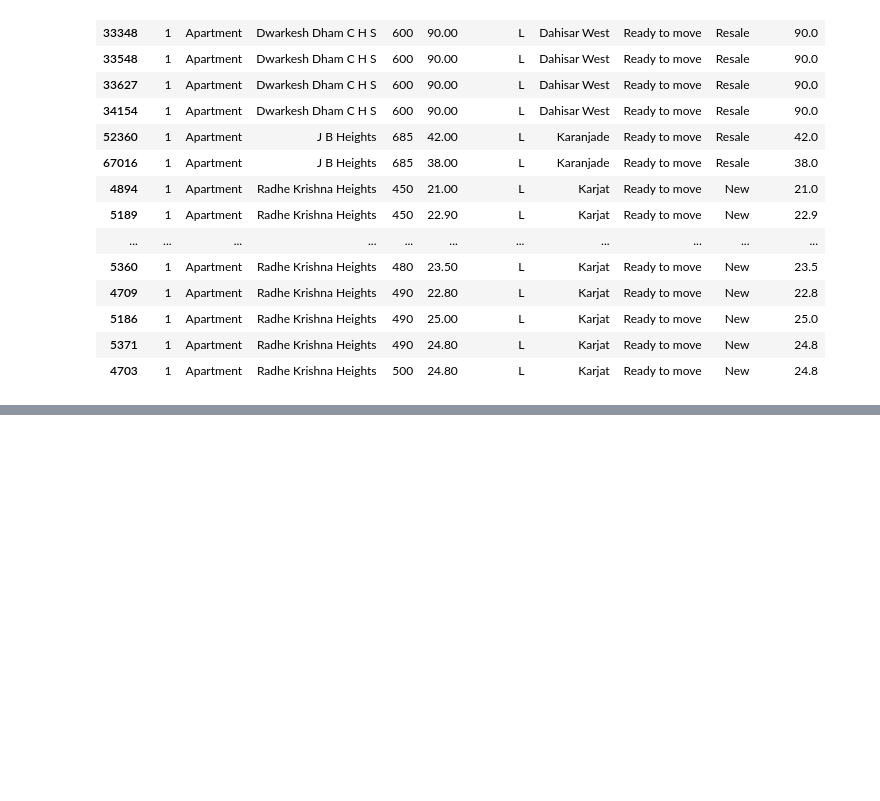
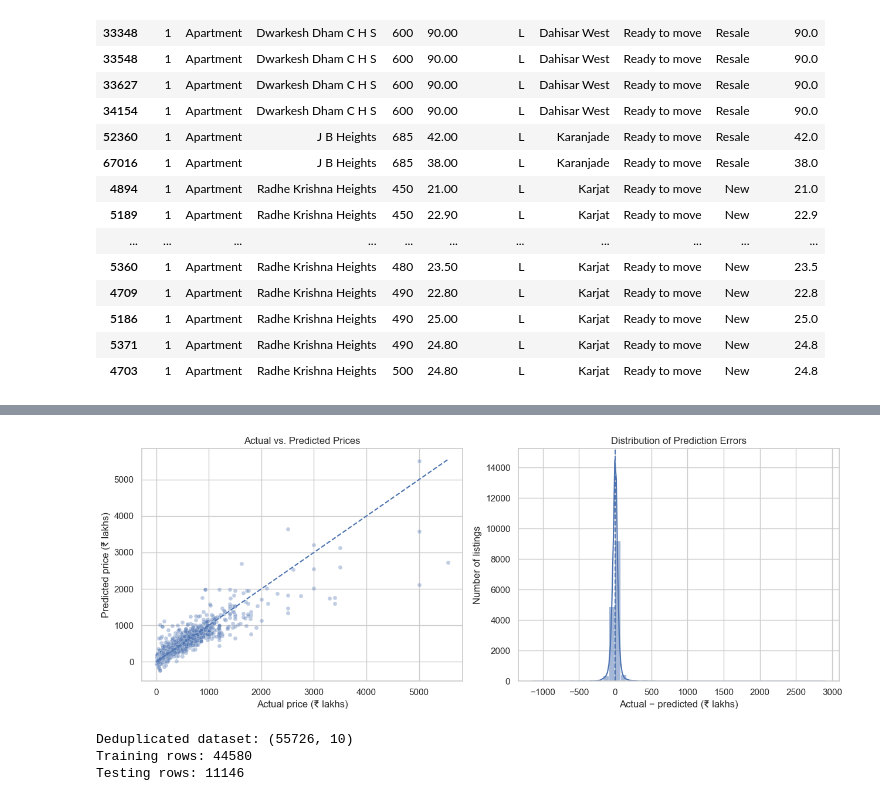
Before and after one commit to Student-boy143/mumbai-house-price-prediction, a Jupyter notebook: notebooks/01_data_exploration.ipynb, the cells around one changed output, grey strips where cells are left out. Cells and saved outputs as stored; diff of their text form; code cells hidden in the pictures; blank space fills up the shorter version.

```diff
--- a/notebooks/01_data_exploration.ipynb
+++ b/notebooks/01_data_exploration.ipynb
@@ -359,0 +473,72 @@ Rows involved in duplicate feature combinations: 41336
+# %%
+fig, axes = plt.subplots(1, 2, figsize=(13, 5))
+
+# Actual prices versus predicted prices
+sns.scatterplot(
+    x=y_test,
+    y=y_pred,
+    alpha=0.35,
+    s=25,
+    ax=axes[0]
+)
+
+# Reference line: perfect predictions
+max_price = max(y_test.max(), y_pred.max())
+axes[0].plot(
+    [0, max_price],
+    [0, max_price],
+    linestyle="--"
+)
+
+axes[0].set_title("Actual vs. Predicted Prices")
+axes[0].set_xlabel("Actual price (₹ lakhs)")
+axes[0].set_ylabel("Predicted price (₹ lakhs)")
+
+# Prediction error distribution
+residuals = y_test.reset_index(drop=True) - y_pred
+
+sns.histplot(
+    residuals,
+    bins=50,
+    kde=True,
+    ax=axes[1]
+)
+
+axes[1].axvline(0, linestyle="--")
+axes[1].set_title("Distribution of Prediction Errors")
+axes[1].set_xlabel("Actual − predicted (₹ lakhs)")
+axes[1].set_ylabel("Number of listings")
+
+plt.tight_layout()
+plt.show()
+# %% [output]
+[figure, added]
+# %%
+from sklearn.model_selection import train_test_split
+
+# Keep one copy of each exact record
+df_unique = df.drop_duplicates().copy()
+
+# Separate features and target
+feature_columns = [
+    "bhk", "type", "locality", "area", "region", "status", "age"
+]
+
+X_clean = df_unique[feature_columns]
+y_clean = df_unique["final_price"]
+
+# Create a fresh 80/20 split
+X_train_clean, X_test_clean, y_train_clean, y_test_clean = train_test_split(
+    X_clean,
+    y_clean,
+    test_size=0.2,
+    random_state=42
+)
+
+print("Deduplicated dataset:", df_unique.shape)
+print("Training rows:", len(X_train_clean))
+print("Testing rows:", len(X_test_clean))
+# %% [output]
+Deduplicated dataset: (55726, 10)
+Training rows: 44580
+Testing rows: 11146
```
Also changed, not shown: parts of 24 cells of this notebook, 1 other file.
